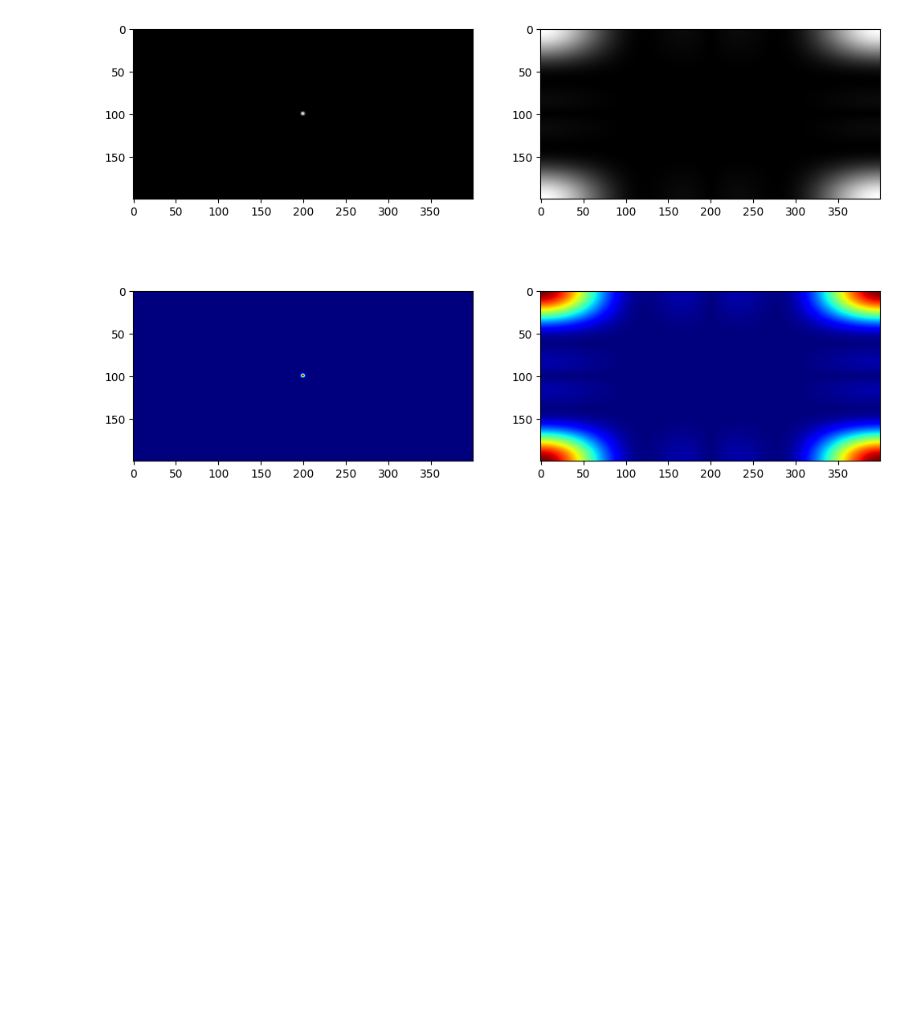
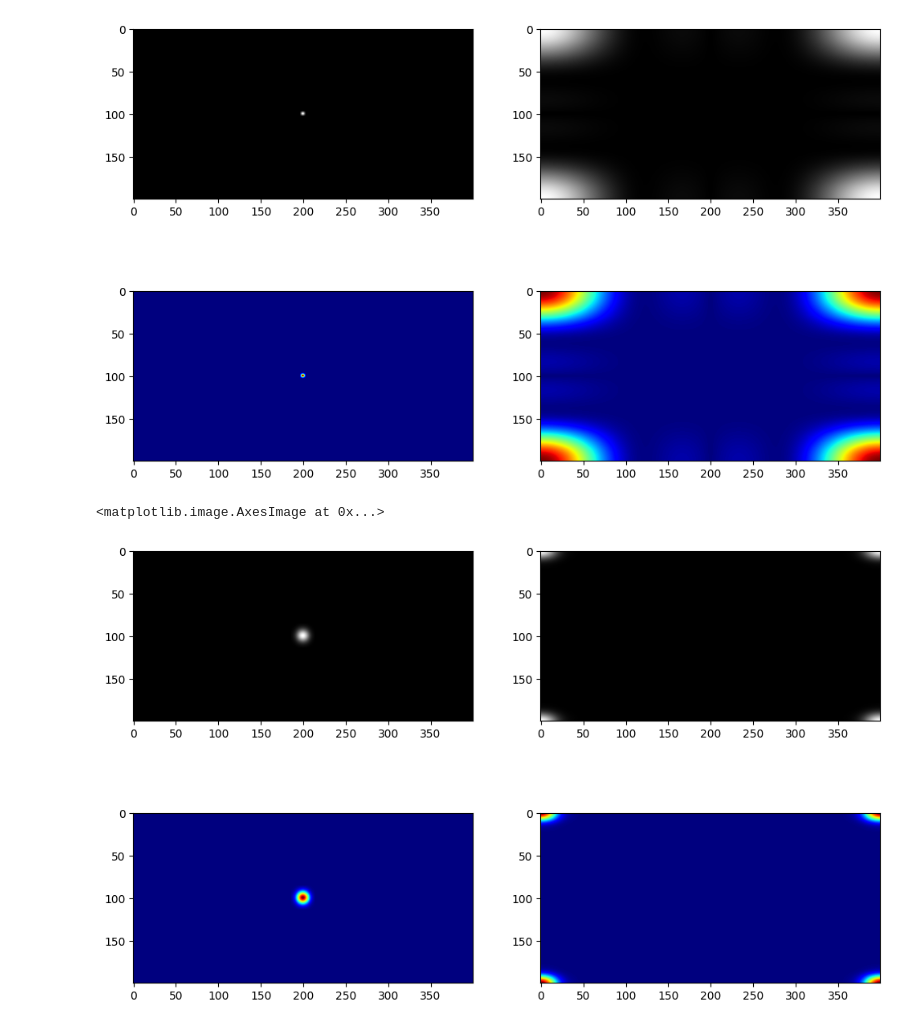
Before and after one commit to fede0ter0/vision_computadora_i, a Jupyter notebook: tp_2/tp_2.ipynb, the cells around one changed output. Drawn from its saved outputs; the diff is of its cells as text; code cells hidden in the pictures; blank space fills up the shorter version.

```diff
--- a/tp_2/tp_2.ipynb
+++ b/tp_2/tp_2.ipynb
@@ -46,3 +56,20 @@ plt.imshow(fgf, cmap='jet')
 # %% [output]
 <matplotlib.image.AxesImage at 0x...>
 [figure]
+# %%
+# Probamos con otros valores de kernel y sigma
+gf, fgf = create_gauss_filter(200,400,28,5)
+
+plt.figure(figsize=(12,12))
+plt.subplot(3,2,1)
+plt.imshow(gf, cmap='gray')
+plt.subplot(3,2,2)
+plt.imshow(fgf, cmap='gray')
+
+plt.subplot(3,2,3)
+plt.imshow(gf, cmap='jet')
+plt.subplot(3,2,4)
+plt.imshow(fgf, cmap='jet')
+# %% [output]
+<matplotlib.image.AxesImage at 0x...>
+[figure, added]
```
Also changed, not shown: parts of 14 cells of this notebook.
